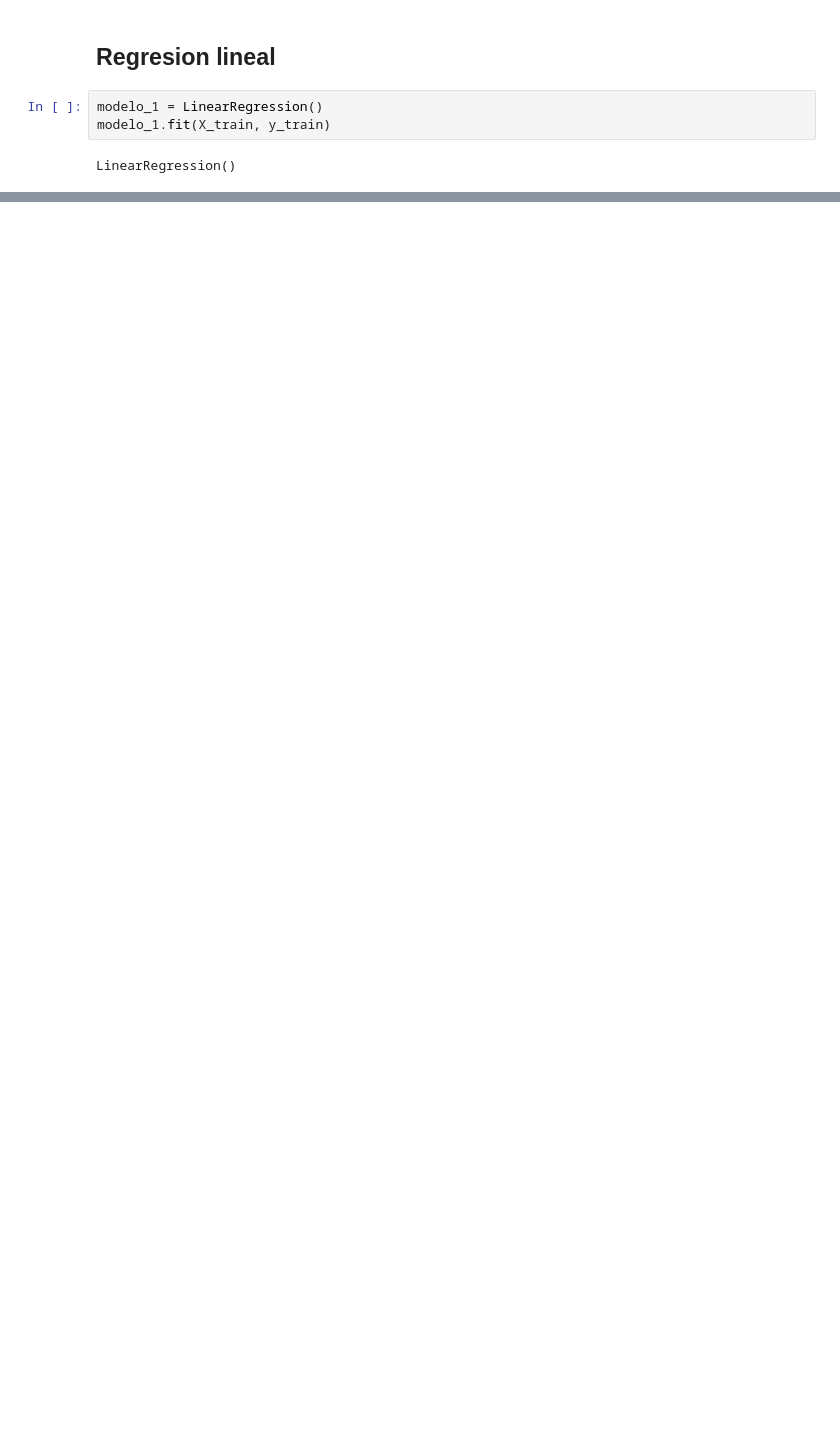
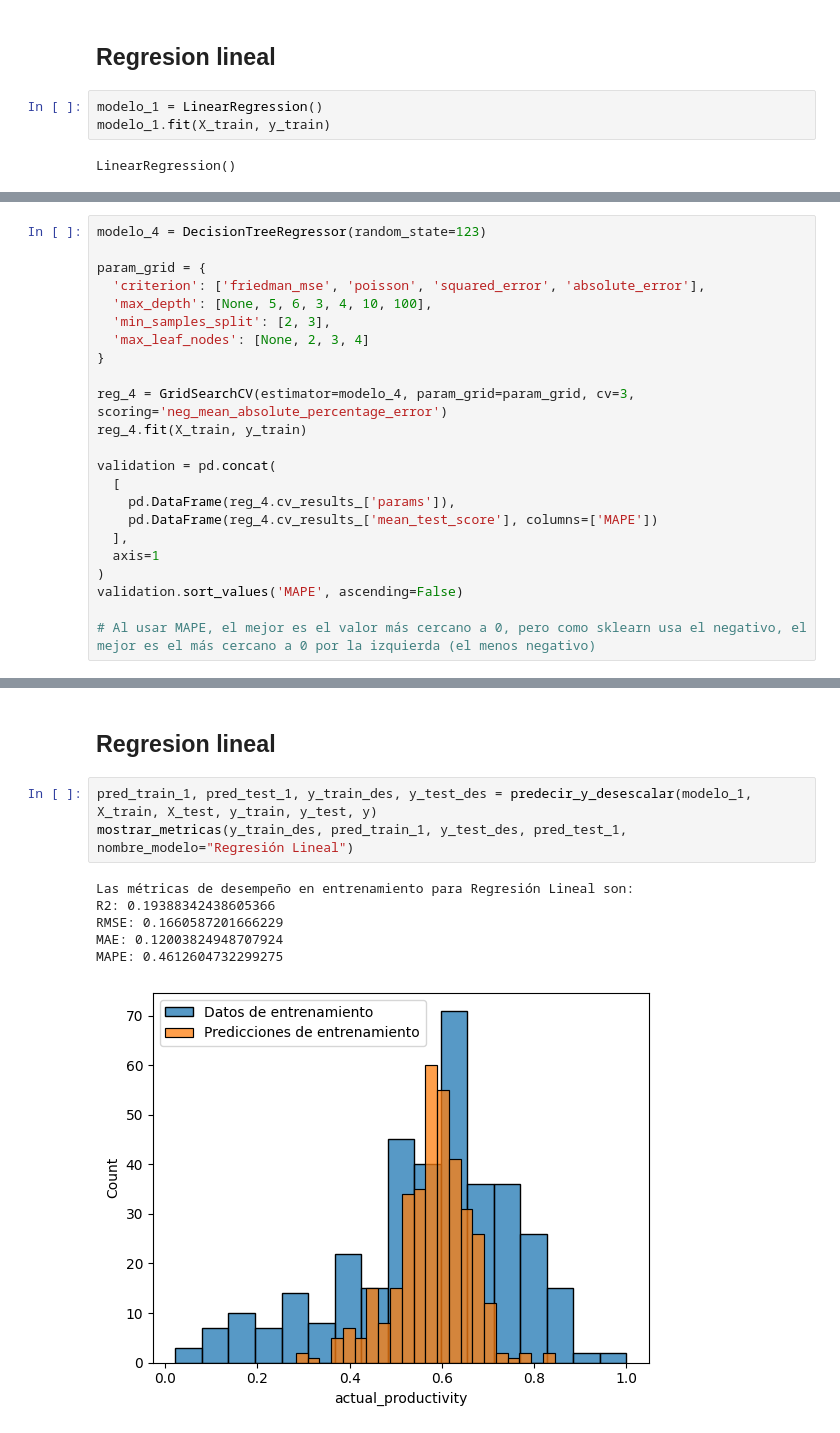
Before and after one commit to DavidBetancurRamirez/ComputacionCientifica, a Jupyter notebook: regresion/regresion_clase.ipynb, the cells around one changed output, grey strips where cells are left out. Saved outputs shown, nothing was run; the diff lists cells and outputs as text; blank space fills up the shorter version.

Commit message:
Add validations

```diff
--- a/regresion/regresion_clase.ipynb
+++ b/regresion/regresion_clase.ipynb
@@ -436,0 +532,23 @@ np.float64(0.0034566363233409225)
+# %%
+modelo_4 = DecisionTreeRegressor(random_state=123)
+
+param_grid = {
+  'criterion': ['friedman_mse', 'poisson', 'squared_error', 'absolute_error'],
+  'max_depth': [None, 5, 6, 3, 4, 10, 100],
+  'min_samples_split': [2, 3],
+  'max_leaf_nodes': [None, 2, 3, 4]
+}
+
+reg_4 = GridSearchCV(estimator=modelo_4, param_grid=param_grid, cv=3, scoring='neg_mean_absolute_percentage_error')
+reg_4.fit(X_train, y_train)
+
+validation = pd.concat(
+  [
+    pd.DataFrame(reg_4.cv_results_['params']),
+    pd.DataFrame(reg_4.cv_results_['mean_test_score'], columns=['MAPE'])
+  ],
+  axis=1
+)
+validation.sort_values('MAPE', ascending=False)
+
+# Al usar MAPE, el mejor es el valor más cercano a 0, pero como sklearn usa el negativo, el mejor es el más cercano a 0 por la izquierda (el menos negativo)
@@ -436,0 +633,12 @@ np.float64(0.0034566363233409225)
+# %% [markdown]
+## Regresion lineal
+# %%
+pred_train_1, pred_test_1, y_train_des, y_test_des = predecir_y_desescalar(modelo_1, X_train, X_test, y_train, y_test, y)
+mostrar_metricas(y_train_des, pred_train_1, y_test_des, pred_test_1, nombre_modelo="Regresión Lineal")
+# %% [output]
+Las métricas de desempeño en entrenamiento para Regresión Lineal son:
+R2: 0.19388342438605366
+RMSE: 0.1660587201666229
+MAE: 0.12003824948707924
+MAPE: 0.4612604732299275
+[figure, added]
```
Also changed, not shown: parts of 25 cells of this notebook.
